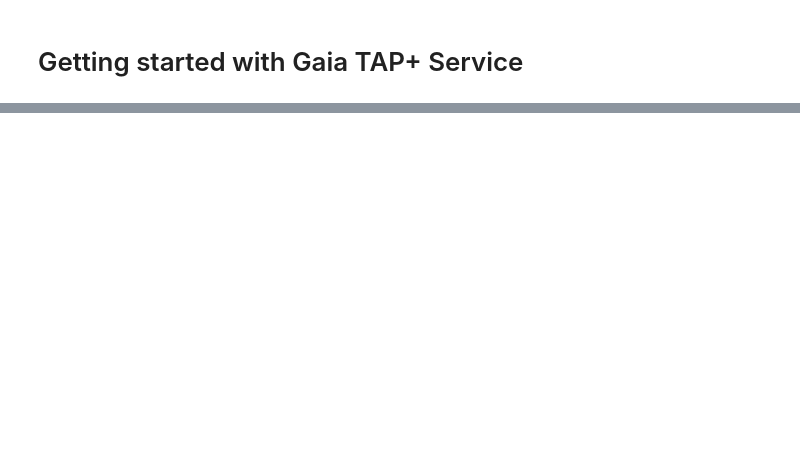
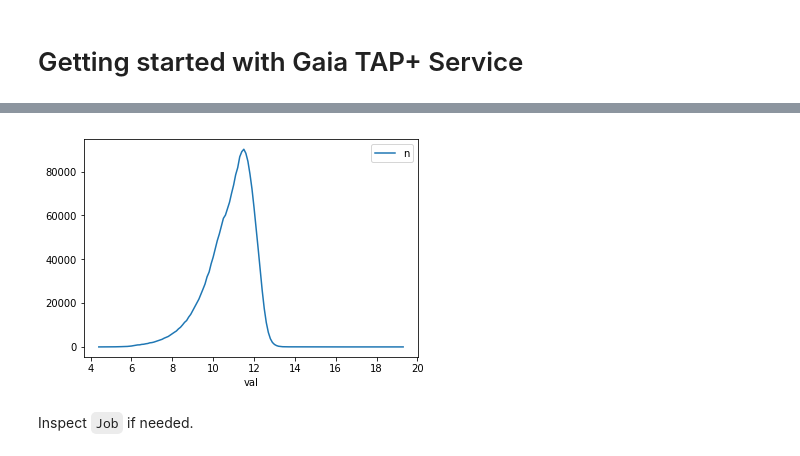
Before and after one commit to smoh/gapipes, a Jupyter notebook: docs/source/getting-started.ipynb, the cells around one changed output, grey strips where cells are left out. Saved outputs shown, nothing was run; the diff lists cells and outputs as text; code cells hidden in the pictures; blank space fills up the shorter version.

```diff
--- a/docs/source/getting-started.ipynb
+++ b/docs/source/getting-started.ipynb
@@ -109,0 +146,12 @@ AttributeError: type object 'Job' has no attribute 'from_xml'
+# %%
+query = """
+select
+    count(*) as n,
+    round(phot_g_mean_mag, 1) as val
+from
+    gaiadr1.tgas_source
+group by val
+order by val
+"""
+j = gp.gaia.query_async(query, output_format='csv', name='histogram')
+j
@@ -109,0 +162,3 @@ AttributeError: type object 'Job' has no attribute 'from_xml'
+# %%
+%%time
+r = j.get_result()
@@ -109,0 +170,6 @@ AttributeError: type object 'Job' has no attribute 'from_xml'
+# %%
+r.plot('val', 'n');
+# %% [output]
+[figure, added]
+# %% [markdown]
+Inspect `Job` if needed.
```
Also changed, not shown: parts of 50 cells of this notebook.
